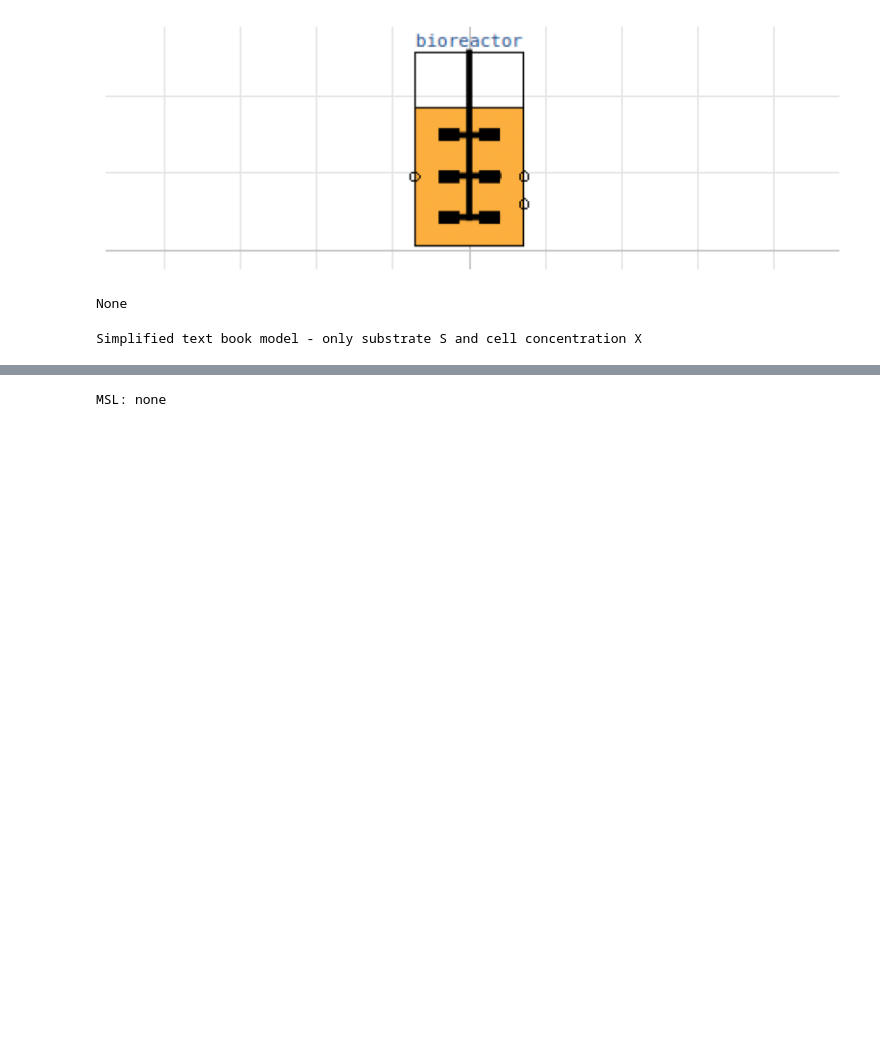
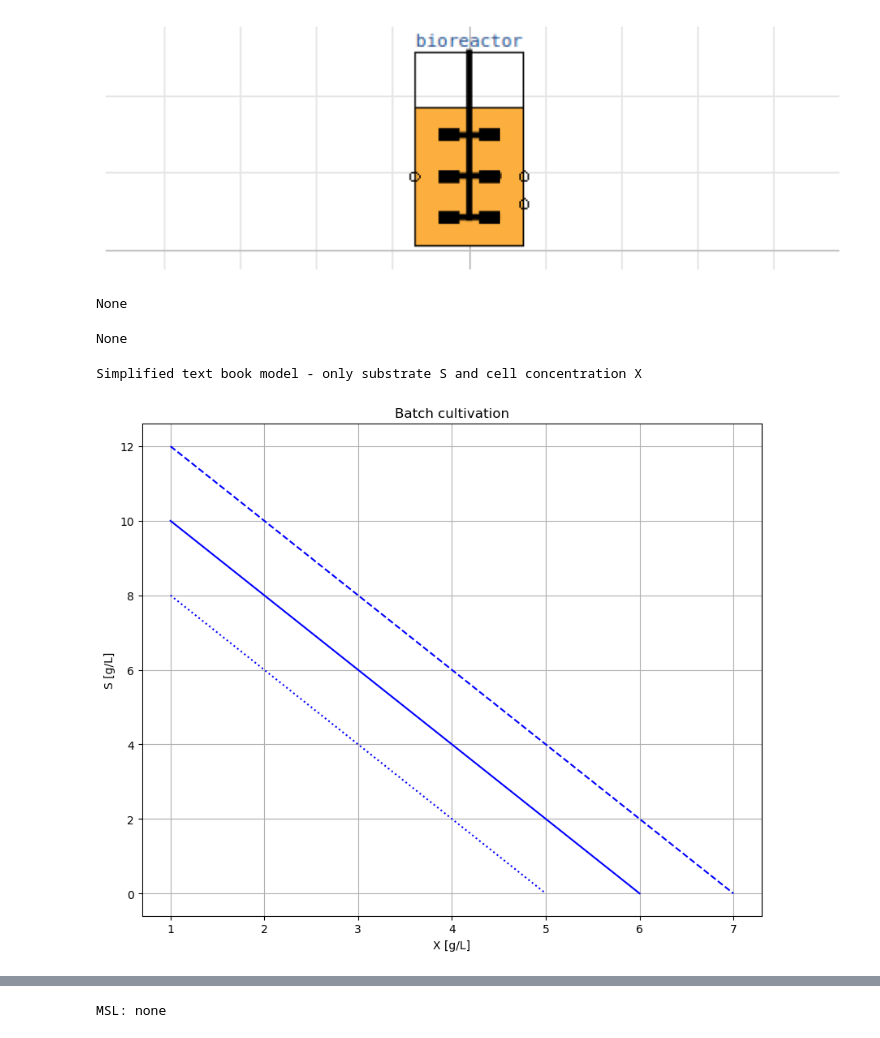
Before and after one commit to janpeter19/BPL_TEST2_Batch, a Jupyter notebook: BPL_TEST2_Batch_fmpy.ipynb, the cells around one changed output, grey strips where cells are left out. Cells and saved outputs as stored; diff of their text form; code cells hidden in the pictures; blank space fills up the shorter version.

```diff
--- a/BPL_TEST2_Batch_fmpy.ipynb
+++ b/BPL_TEST2_Batch_fmpy.ipynb
@@ -31,10 +55,21 @@ No processDiagram.png file in the FMU, but try the file on disk.
 describe('process')
 # %% [output]
 None
+# %%
+print(read_model_description(fmu_model).description)
+# %% [output]
+None
 # %%
 describe('culture')
 # %% [output]
 Simplified text book model - only substrate S and cell concentration X
+# %%
+newplot(plotType='PhasePlane')
+for value in [10, 12, 8]:
+    init(VS_start=value)
+    simu()
+# %% [output]
+[figure, added]
 # %%
 # Simulation with default values of the process
 newplot(plotType='TimeSeries')
```
Also changed, not shown: parts of 14 cells of this notebook, 5 other files.
